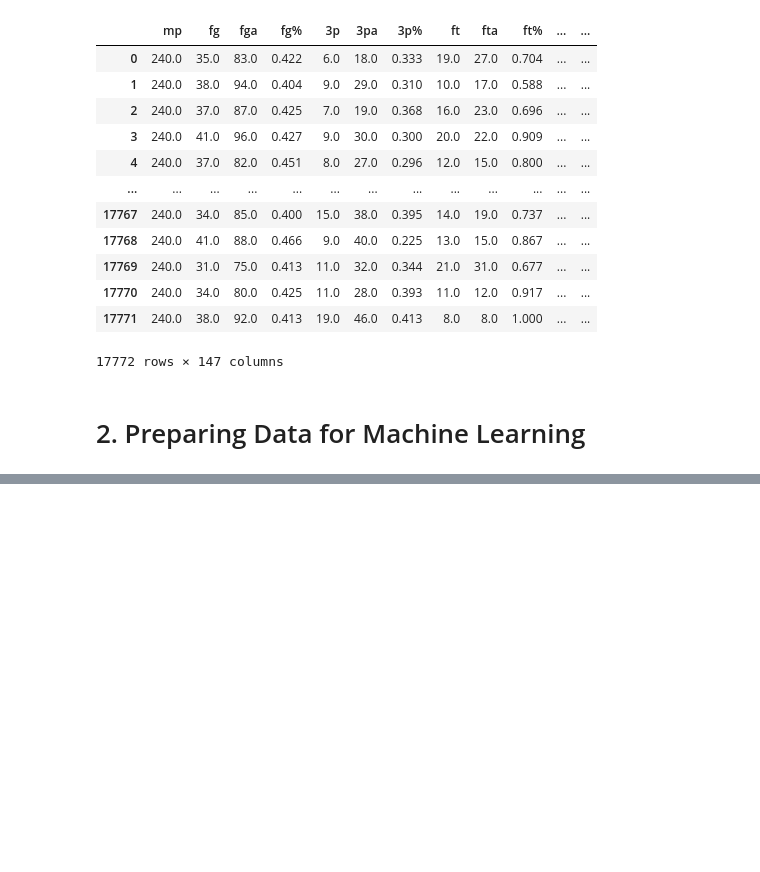
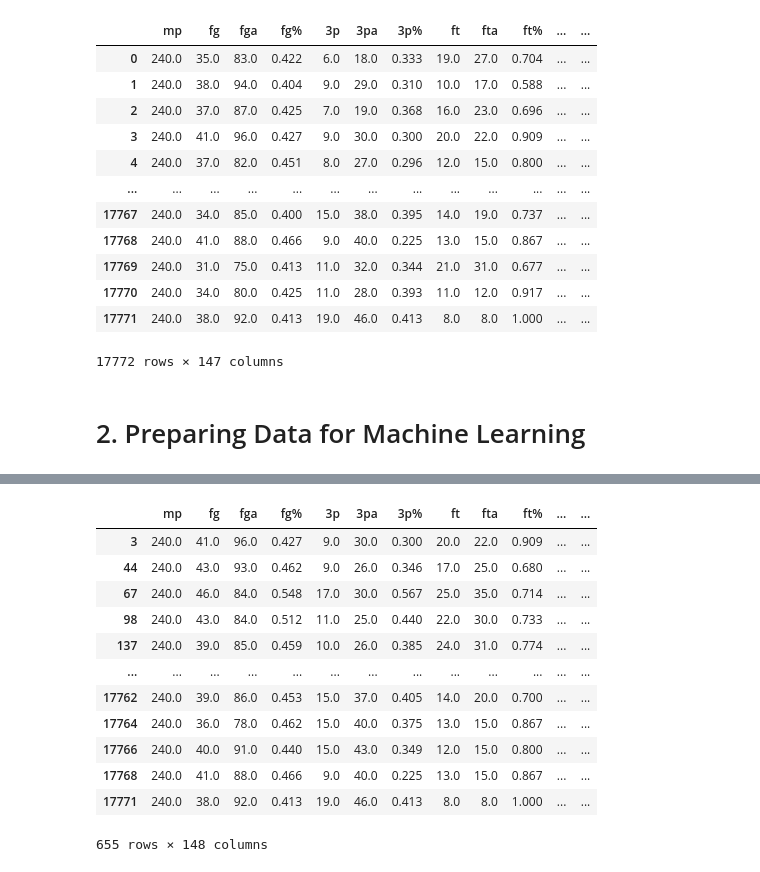
Before and after one commit to thopsialive/Predicting-NBA-Games, a Jupyter notebook: predict.ipynb, the cells around one changed output, grey strips where cells are left out. Saved outputs shown, nothing was run; the diff lists cells and outputs as text; code cells hidden in the pictures; blank space fills up the shorter version.

Commit message:
target set

```diff
--- a/predict.ipynb
+++ b/predict.ipynb
@@ -94,0 +87,8 @@ df
+# %%
+#lets write a function for that
+def add_target(team):
+    team["target"] = team["won"].shift(-1)  # target incidates win or lose of next game; won indicates win or lose of the current game
+    return team
+
+# Split the df into a single dataframe per team
+df = df.groupby("team", group_keys=False).apply(add_target)
@@ -94,0 +110,16 @@ df
+# %%
+df[df["team"] == "GSW"]
+# %% [output]
+|  | mp | fg | fga | fg% | 3p | 3pa | 3p% | ft | fta | ft% | ... | ... |
+| 3 | 240.0 | 41.0 | 96.0 | 0.427 | 9.0 | 30.0 | 0.300 | 20.0 | 22.0 | 0.909 | ... | ... |
+| 44 | 240.0 | 43.0 | 93.0 | 0.462 | 9.0 | 26.0 | 0.346 | 17.0 | 25.0 | 0.680 | ... | ... |
+| 67 | 240.0 | 46.0 | 84.0 | 0.548 | 17.0 | 30.0 | 0.567 | 25.0 | 35.0 | 0.714 | ... | ... |
+| 98 | 240.0 | 43.0 | 84.0 | 0.512 | 11.0 | 25.0 | 0.440 | 22.0 | 30.0 | 0.733 | ... | ... |
+| 137 | 240.0 | 39.0 | 85.0 | 0.459 | 10.0 | 26.0 | 0.385 | 24.0 | 31.0 | 0.774 | ... | ... |
+| ... | ... | ... | ... | ... | ... | ... | ... | ... | ... | ... | ... | ... |
+| 17762 | 240.0 | 39.0 | 86.0 | 0.453 | 15.0 | 37.0 | 0.405 | 14.0 | 20.0 | 0.700 | ... | ... |
+| 17764 | 240.0 | 36.0 | 78.0 | 0.462 | 15.0 | 40.0 | 0.375 | 13.0 | 15.0 | 0.867 | ... | ... |
+| 17766 | 240.0 | 40.0 | 91.0 | 0.440 | 15.0 | 43.0 | 0.349 | 12.0 | 15.0 | 0.800 | ... | ... |
+| 17768 | 240.0 | 41.0 | 88.0 | 0.466 | 9.0 | 40.0 | 0.225 | 13.0 | 15.0 | 0.867 | ... | ... |
+| 17771 | 240.0 | 38.0 | 92.0 | 0.413 | 19.0 | 46.0 | 0.413 | 8.0 | 8.0 | 1.000 | ... | ... |
+655 rows × 148 columns
```
Also changed, not shown: parts of 10 cells of this notebook.
